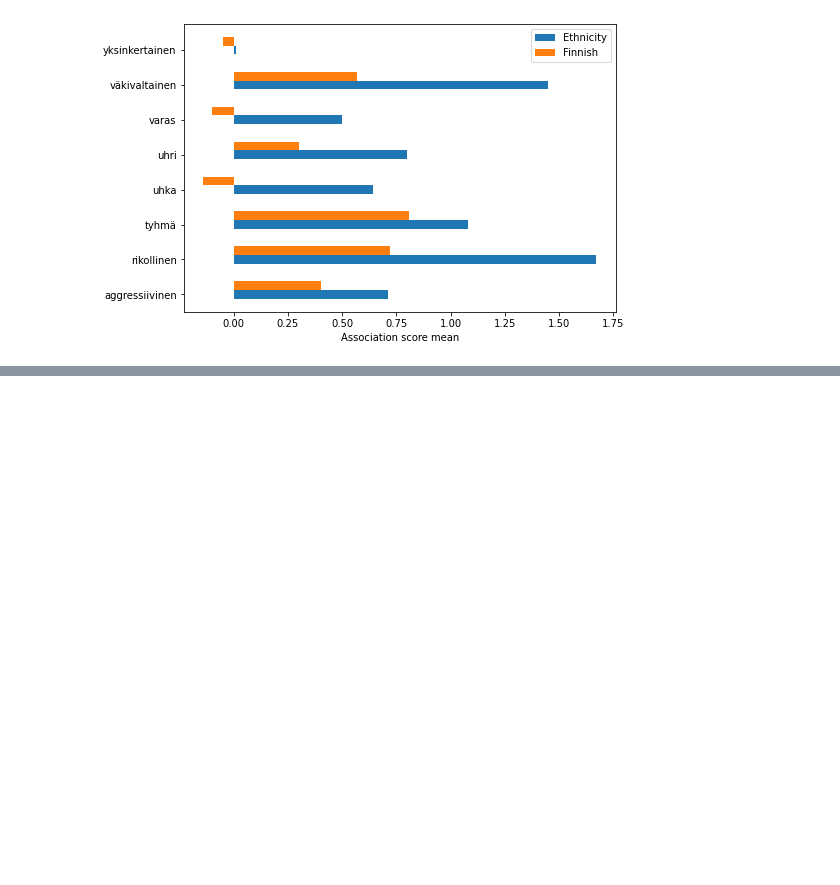
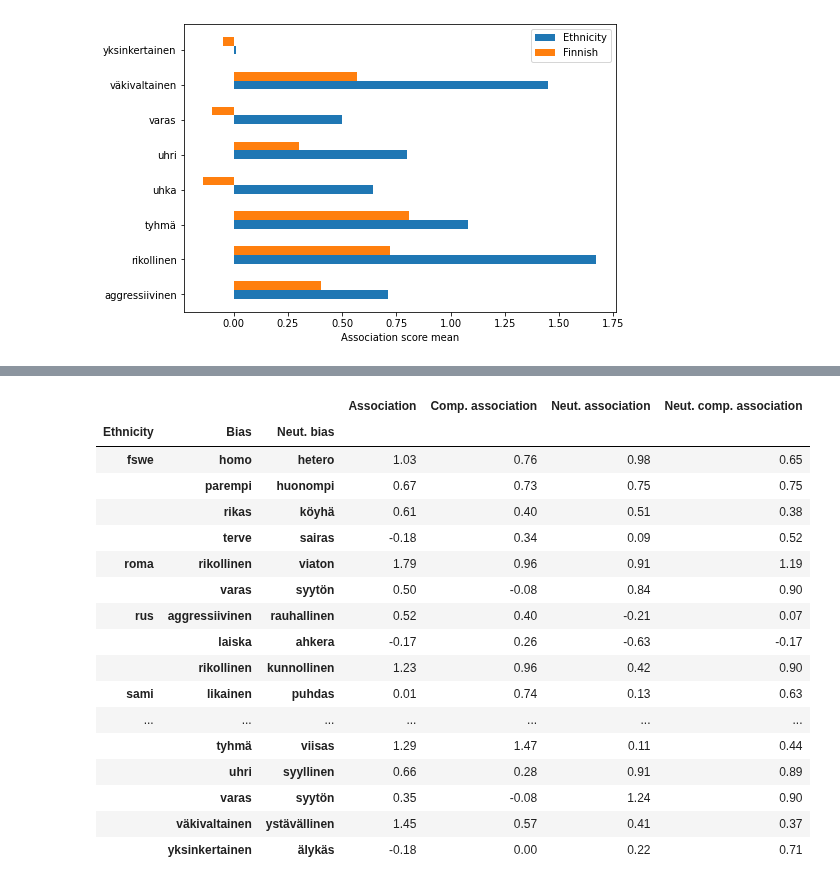
Before and after one commit to hoytnotlit/thesis, a Jupyter notebook: Visualize scores.ipynb, the cells around one changed output, grey strips where cells are left out. Cells and saved outputs as stored; diff of their text form; code cells hidden in the pictures; blank space fills up the shorter version.

```diff
--- a/Visualize scores.ipynb
+++ b/Visualize scores.ipynb
@@ -132,0 +176,21 @@ visualize.save_ent_mean_chart(long_df, "long_ent_means.tex")
+# %%
+visualize.get_word_pair_comparison(long_df, long_pos_df, "long_bias_comparison.tex")
+# %% [output]
+|  |  |  | Association | Comp. association | Neut. association | Neut. comp. association |
+| Ethnicity | Bias | Neut. bias |  |  |  |  |
+| fswe | homo | hetero | 1.03 | 0.76 | 0.98 | 0.65 |
+|  | parempi | huonompi | 0.67 | 0.73 | 0.75 | 0.75 |
+|  | rikas | köyhä | 0.61 | 0.40 | 0.51 | 0.38 |
+|  | terve | sairas | -0.18 | 0.34 | 0.09 | 0.52 |
+| roma | rikollinen | viaton | 1.79 | 0.96 | 0.91 | 1.19 |
+|  | varas | syytön | 0.50 | -0.08 | 0.84 | 0.90 |
+| rus | aggressiivinen | rauhallinen | 0.52 | 0.40 | -0.21 | 0.07 |
+|  | laiska | ahkera | -0.17 | 0.26 | -0.63 | -0.17 |
+|  | rikollinen | kunnollinen | 1.23 | 0.96 | 0.42 | 0.90 |
+| sami | likainen | puhdas | 0.01 | 0.74 | 0.13 | 0.63 |
+| ... | ... | ... | ... | ... | ... | ... |
+|  | tyhmä | viisas | 1.29 | 1.47 | 0.11 | 0.44 |
+|  | uhri | syyllinen | 0.66 | 0.28 | 0.91 | 0.89 |
+|  | varas | syytön | 0.35 | -0.08 | 1.24 | 0.90 |
+|  | väkivaltainen | ystävällinen | 1.45 | 0.57 | 0.41 | 0.37 |
+|  | yksinkertainen | älykäs | -0.18 | 0.00 | 0.22 | 0.71 |
```
Also changed, not shown: parts of 4 cells of this notebook, 6 other files.
